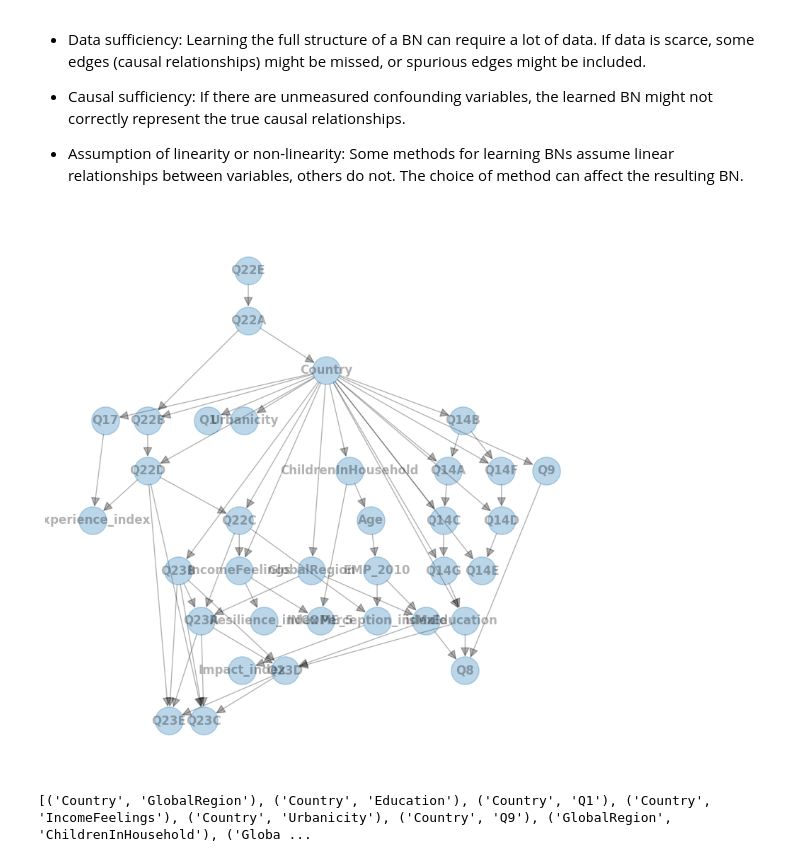
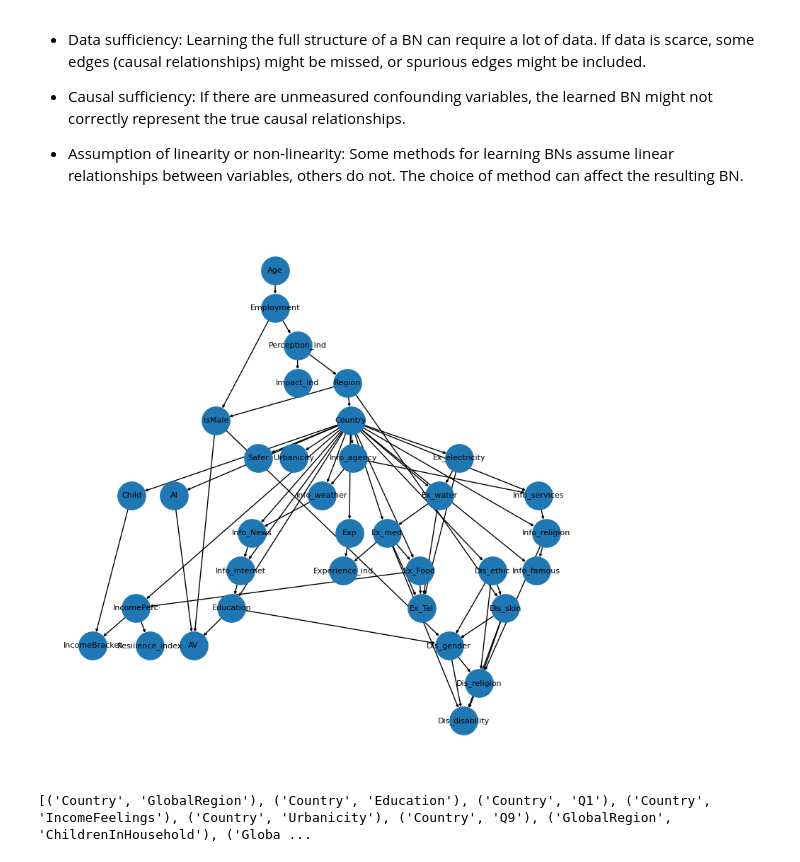
Before and after one commit to leminhkieu/Perception-experience-and-resilience-to-risks-a-global-analysis, a Jupyter notebook: Codes/Causal_discovery_inference.ipynb, the cells around one changed output. Drawn from its saved outputs; the diff is of its cells as text; code cells hidden in the pictures.

```diff
--- a/Codes/Causal_discovery_inference.ipynb
+++ b/Codes/Causal_discovery_inference.ipynb
@@ -83,7 +83,7 @@ def compute_average(row):
 # create a new column with the computed average
 perception_df['Perception_index'] = perception_df.loc[:, ['Q4A', 'Q4B','Q4C','Q4D', 'Q4E','Q4F','Q4G']].apply(compute_average, axis=1)
 perception_df['Experience_index'] = perception_df.loc[:, ['Q5A','Q5B','Q5C','Q5D','Q5E','Q5F','Q5G']].apply(compute_average, axis=1)
-perception_df['Impact_index'] = perception_df['Perception_index'] * perception_df['Experience_index']
+#perception_df['Impact_index'] = perception_df['Perception_index'] * perception_df['Experience_index']
 perception_df.head(2)
 # %% [output]
 |  | GlobalRegion | Country | Q4A | Q4B | Q4C | Q4D | Q4E | Q4F | Q4G | Q5A | ... |
@@ -93,7 +93,7 @@ perception_df.head(2)
 Now we can drop the individual questions related to Perception and Experience
 # %%
 df= df.drop(cols_to_replace, axis=1)
-df = df.join(perception_df[['Perception_index','Experience_index','Impact_index']])
+df = df.join(perception_df[['Perception_index','Experience_index']])
 df.head(2)
 # %% [output]
 |  | WPID_RANDOM | WP5 | Country | WGT | Year | GlobalRegion | country.in.both.waves | ... |
@@ -167,13 +175,17 @@ df2=df2.fillna(df2.mean())
 # %% [markdown]
 Let's simplify the data by converting to majorly continuous or binary
 # %%
-df2['isMale'] = df2['Gender'].apply(lambda x: 1 if x == 1 else 0)
+df2['isMale'] = df2['Gender'].apply(lambda x: 1 if x == 1 else 0).astype('uint8')
 
 #Remove the don't know or refuse to answer samples
 df2 = df2.loc[df2['Age']<99,:]
+df2['Age']=df2['Age'].astype('uint8')
 df2 = df2.loc[df2['Education']<9,:]
+df2['Education']=df2['Education'].astype('uint8')
 df2 = df2.loc[df2['IncomeFeelings']<5,:]
+df2['IncomeFeelings']=df2['IncomeFeelings'].astype('uint8')
 df2 = df2.loc[df2['Urbanicity']<9,:]
+df2['Urbanicity']=df2['Urbanicity'].astype('uint8')
 df2 = df2.loc[df2['Q8']<9,:]
 df2 = df2.loc[df2['Q14A']<9,:]
 df2 = df2.loc[df2['Q14B']<9,:]
@@ -198,6 +210,7 @@ df2 = df2.loc[df2['Q23E']<9,:]
 
 df2.loc[:, ['Q1']] = df2.loc[:, ['Q1']].replace({3: 0, 2: -1, 98: 0, 99: 0})
 df2.loc[:, ['Q9']] = df2.loc[:, ['Q9']].replace({2: 0, 3: 0.5, 4: 0.5, 98: 0.5, 99: 0.5})
+df2.loc[:, ['Q8']] = df2.loc[:, ['Q8']].replace({2: 0}).astype('uint8')
 df2.loc[:, ['Q14A']] = df2.loc[:, ['Q14A']].replace({2: 0}).astype('uint8')
 df2.loc[:, ['Q14B']] = df2.loc[:, ['Q14B']].replace({2: 0}).astype('uint8')
 df2.loc[:, ['Q14C']] = df2.loc[:, ['Q14C']].replace({2: 0}).astype('uint8')
@@ -222,8 +245,7 @@ df2.columns = ['Country', 'Region', 'Age', 'Education', 'IncomePerc',
        'IncomeBracket', 'Employment', 'Urbanicity', 'Child', 'Safer', 'AV',
        'AI', 'Info_weather', 'Info_agency', 'Info_News', 'Info_religion', 'Info_famous', 'Info_services', 'Info_internet', 'Exp',
        'Ex_electricity', 'Ex_water', 'Ex_Food', 'Ex_med', 'Ex_Tel', 'Dis_skin', 'Dis_religion', 'Dis_ethic', 'Dis_gender',
-       'Dis_disability', 'Perception_index', 'Experience_index', 'Impact_index',
-       'Resilience_index', 'isMale']
+       'Dis_disability', 'Perception_ind', 'Experience_ind','Resilience_ind', 'isMale']
 # %% [markdown]
 ## Step 2: Perform Causal Discovery using a Bayesian Network
 # %% [markdown]
@@ -271,10 +293,10 @@ plt.show()
 # %%
 fig, ax = plt.subplots(figsize=(10,10))
 
-nx.draw(G, pos, with_labels=True, arrowsize=20, node_size=800, alpha=0.3, font_weight='bold', ax=ax)
+nx.draw(G, pos, with_labels=True, arrowsize=5, node_size=800, alpha=1, font_size=8, ax=ax)
 plt.show()
 # %% [output]
-[figure, old version]
+[figure, new version]
 # %%
 print(best_model.edges())
 # %% [output]
```
Also changed, not shown: parts of 5 cells of this notebook, 1 other file.
